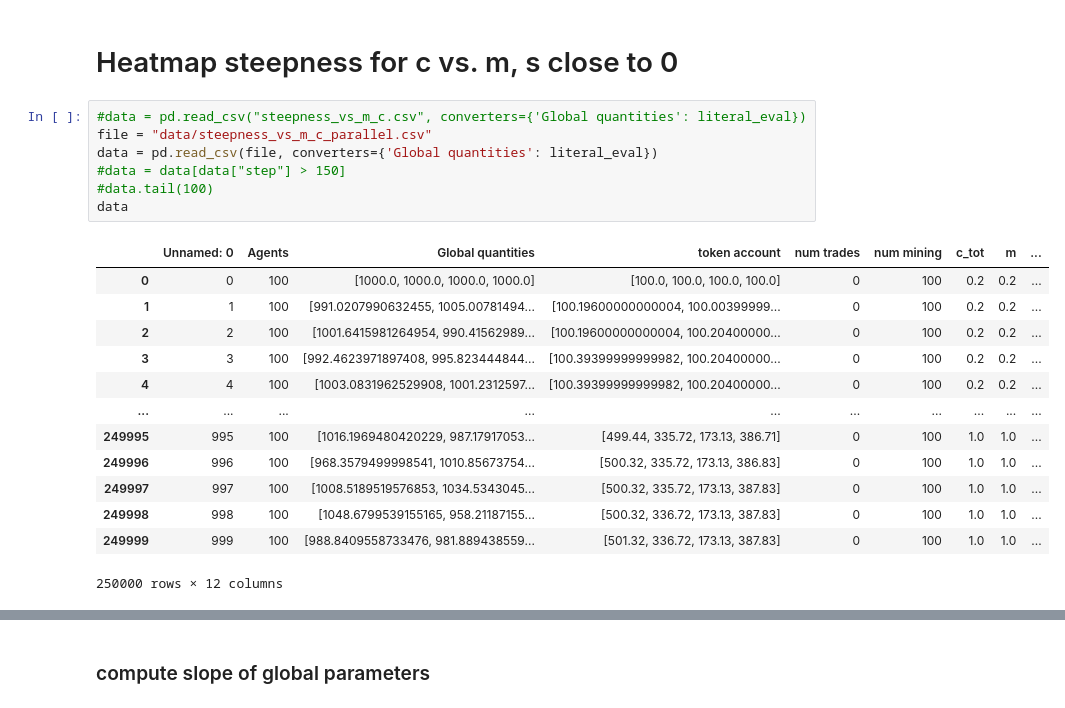
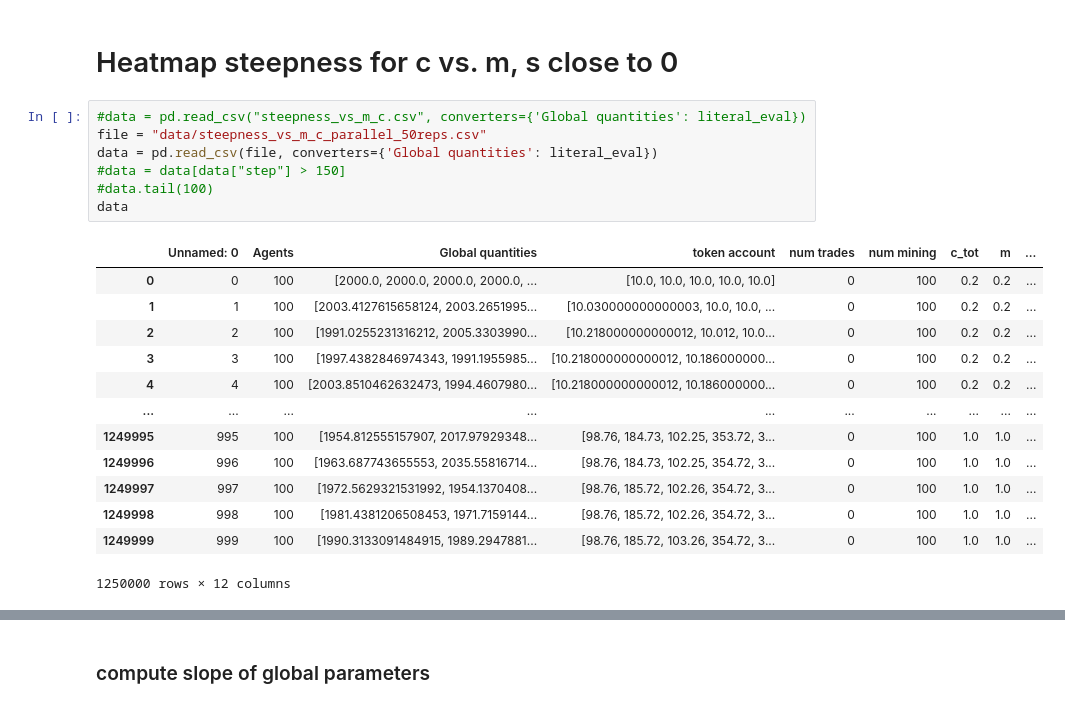
Before and after one commit to ethz-coss/multi_currency_system, a Jupyter notebook: eq_analysis.ipynb, the cells around one changed output, grey strips where cells are left out. Drawn from its saved outputs; the diff is of its cells as text.

```diff
--- a/eq_analysis.ipynb
+++ b/eq_analysis.ipynb
@@ -9,25 +9,25 @@ from scipy import stats
 # Heatmap steepness for c vs. m, s close to 0
 # %%
 #data = pd.read_csv("steepness_vs_m_c.csv", converters={'Global quantities': literal_eval})
-file = "data/steepness_vs_m_c_parallel.csv"
+file = "data/steepness_vs_m_c_parallel_50reps.csv"
 data = pd.read_csv(file, converters={'Global quantities': literal_eval})
 #data = data[data["step"] > 150]
 #data.tail(100)
 data
 # %% [output]
 |  | Unnamed: 0 | Agents | Global quantities | token account | num trades | num mining | c_tot | m | ... |
-| 0 | 0 | 100 | [1000.0, 1000.0, 1000.0, 1000.0] | [100.0, 100.0, 100.0, 100.0] | 0 | 100 | 0.2 | 0.2 | ... |
-| 1 | 1 | 100 | [991.0207990632455, 1005.00781494... | [100.19600000000004, 100.00399999... | 0 | 100 | 0.2 | 0.2 | ... |
-| 2 | 2 | 100 | [1001.6415981264954, 990.41562989... | [100.19600000000004, 100.20400000... | 0 | 100 | 0.2 | 0.2 | ... |
-| 3 | 3 | 100 | [992.4623971897408, 995.823444844... | [100.39399999999982, 100.20400000... | 0 | 100 | 0.2 | 0.2 | ... |
-| 4 | 4 | 100 | [1003.0831962529908, 1001.2312597... | [100.39399999999982, 100.20400000... | 0 | 100 | 0.2 | 0.2 | ... |
+| 0 | 0 | 100 | [2000.0, 2000.0, 2000.0, 2000.0, ... | [10.0, 10.0, 10.0, 10.0, 10.0] | 0 | 100 | 0.2 | 0.2 | ... |
+| 1 | 1 | 100 | [2003.4127615658124, 2003.2651995... | [10.030000000000003, 10.0, 10.0, ... | 0 | 100 | 0.2 | 0.2 | ... |
+| 2 | 2 | 100 | [1991.0255231316212, 2005.3303990... | [10.218000000000012, 10.012, 10.0... | 0 | 100 | 0.2 | 0.2 | ... |
+| 3 | 3 | 100 | [1997.4382846974343, 1991.1955985... | [10.218000000000012, 10.186000000... | 0 | 100 | 0.2 | 0.2 | ... |
+| 4 | 4 | 100 | [2003.8510462632473, 1994.4607980... | [10.218000000000012, 10.186000000... | 0 | 100 | 0.2 | 0.2 | ... |
 | ... | ... | ... | ... | ... | ... | ... | ... | ... | ... |
-| 249995 | 995 | 100 | [1016.1969480420229, 987.17917053... | [499.44, 335.72, 173.13, 386.71] | 0 | 100 | 1.0 | 1.0 | ... |
-| 249996 | 996 | 100 | [968.3579499998541, 1010.85673754... | [500.32, 335.72, 173.13, 386.83] | 0 | 100 | 1.0 | 1.0 | ... |
-| 249997 | 997 | 100 | [1008.5189519576853, 1034.5343045... | [500.32, 335.72, 173.13, 387.83] | 0 | 100 | 1.0 | 1.0 | ... |
-| 249998 | 998 | 100 | [1048.6799539155165, 958.21187155... | [500.32, 336.72, 173.13, 387.83] | 0 | 100 | 1.0 | 1.0 | ... |
-| 249999 | 999 | 100 | [988.8409558733476, 981.889438559... | [501.32, 336.72, 173.13, 387.83] | 0 | 100 | 1.0 | 1.0 | ... |
+| 1249995 | 995 | 100 | [1954.812555157907, 2017.97929348... | [98.76, 184.73, 102.25, 353.72, 3... | 0 | 100 | 1.0 | 1.0 | ... |
+| 1249996 | 996 | 100 | [1963.687743655553, 2035.55816714... | [98.76, 184.73, 102.25, 354.72, 3... | 0 | 100 | 1.0 | 1.0 | ... |
+| 1249997 | 997 | 100 | [1972.5629321531992, 1954.1370408... | [98.76, 185.72, 102.26, 354.72, 3... | 0 | 100 | 1.0 | 1.0 | ... |
+| 1249998 | 998 | 100 | [1981.4381206508453, 1971.7159144... | [98.76, 185.72, 102.26, 354.72, 3... | 0 | 100 | 1.0 | 1.0 | ... |
+| 1249999 | 999 | 100 | [1990.3133091484915, 1989.2947881... | [98.76, 185.72, 103.26, 354.72, 3... | 0 | 100 | 1.0 | 1.0 | ... |
-250000 rows × 12 columns
+1250000 rows × 12 columns
 # %%
 
 x = np.random.random((10))
```
Also changed, not shown: parts of 23 cells of this notebook, 19 other files.
